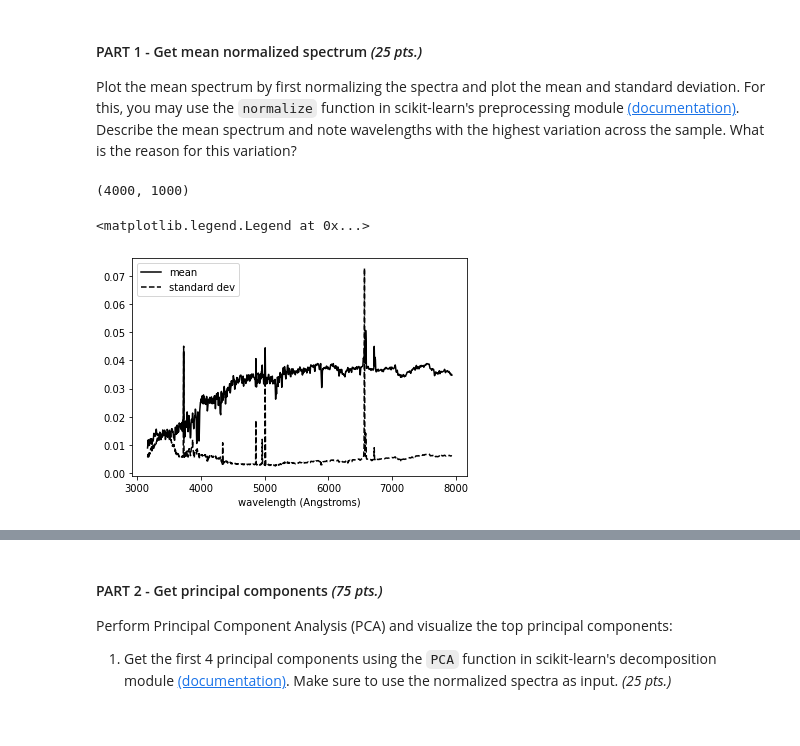
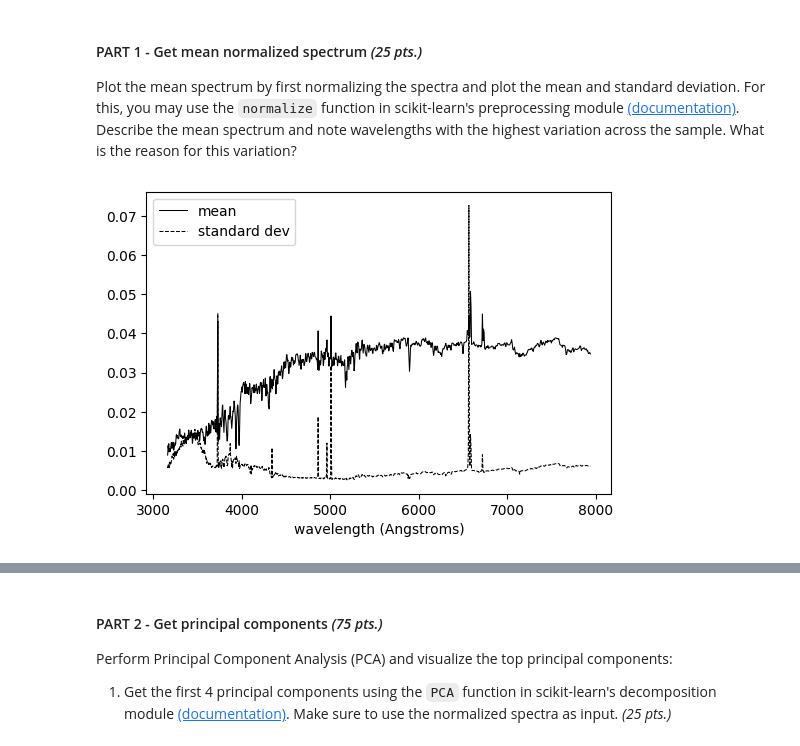
Before and after one commit to xxtofff/App_Physics_157, a Jupyter notebook: Lab Assignments/notebooks/A3 - Principal Component Analysis.ipynb, the cells around one changed output, grey strips where cells are left out. Cells and saved outputs as stored; diff of their text form; code cells hidden in the pictures.

```diff
--- a/Lab Assignments/notebooks/A3 - Principal Component Analysis.ipynb
+++ b/Lab Assignments/notebooks/A3 - Principal Component Analysis.ipynb
@@ -64,6 +64,8 @@ Let's plot the first few spectra to visualize our data
 # %%
 from matplotlib import pyplot as plt
 %matplotlib inline
+plt.rcParams['figure.dpi'] = 100
+plt.rcParams['lines.linewidth'] = 0.75
 # %%
 wavelength = data['wavelength']
 flux0 = data['spec_recons'][0,:]
@@ -83,19 +85,19 @@ Text(0.5, 1.0, 'Sample SDSS spectra')
 #### PART 1 - Get mean normalized spectrum *(25 pts.)*
 
 Plot the mean spectrum by first normalizing the spectra and plot the mean and standard deviation. For this, you may use the ``normalize`` function in scikit-learn's preprocessing module [(documentation)](https://scikit-learn.org/stable/modules/generated/sklearn.preprocessing.normalize.html). Describe the mean spectrum and note wavelengths with the highest variation across the sample. What is the reason for this variation?
-# %%
-norm_spectra.shape
-# %% [output]
-(4000, 1000)
 # %%
 from sklearn.preprocessing import normalize
 
 spectra = data['spec_recons']
 norm_spectra = normalize(spectra, axis = 1)
-plt.plot(wavelength, np.mean(norm_spectra, axis = 0), 'k-', label = 'mean')
-plt.plot(wavelength, np.std(norm_spectra, axis = 0), 'k--', label = 'standard dev')
+
+mean = np.mean(norm_spectra, axis = 0)
+st_dev = np.std(norm_spectra, axis = 0)
+
+plt.plot(wavelength, mean, 'k-', label = 'mean')
+plt.plot(wavelength, st_dev, 'k--', label = 'standard dev')
 plt.xlabel("wavelength (Angstroms)")
 plt.legend()
+plt.show()
 # %% [output]
-<matplotlib.legend.Legend at 0x...>
-[figure, old version]
+[figure, new version]
```
Also changed, not shown: parts of 14 cells of this notebook, 3 other files.
